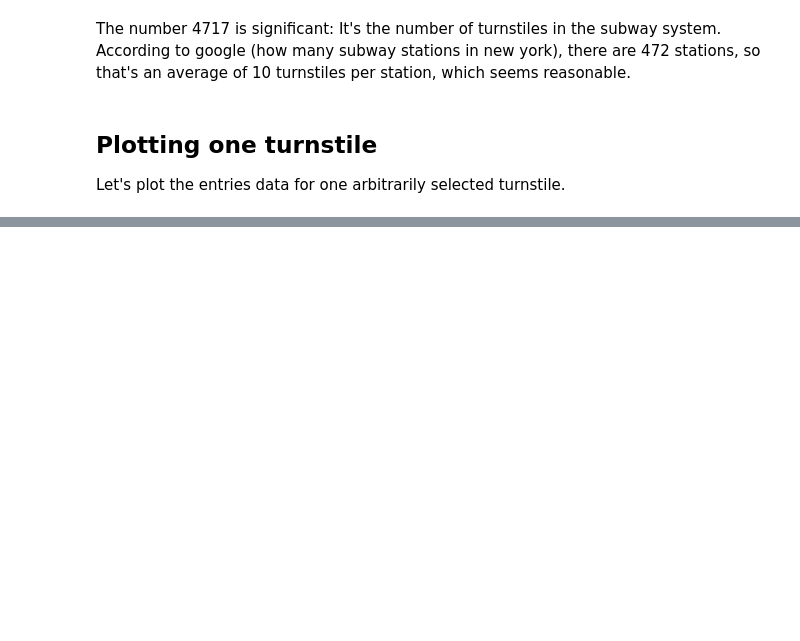
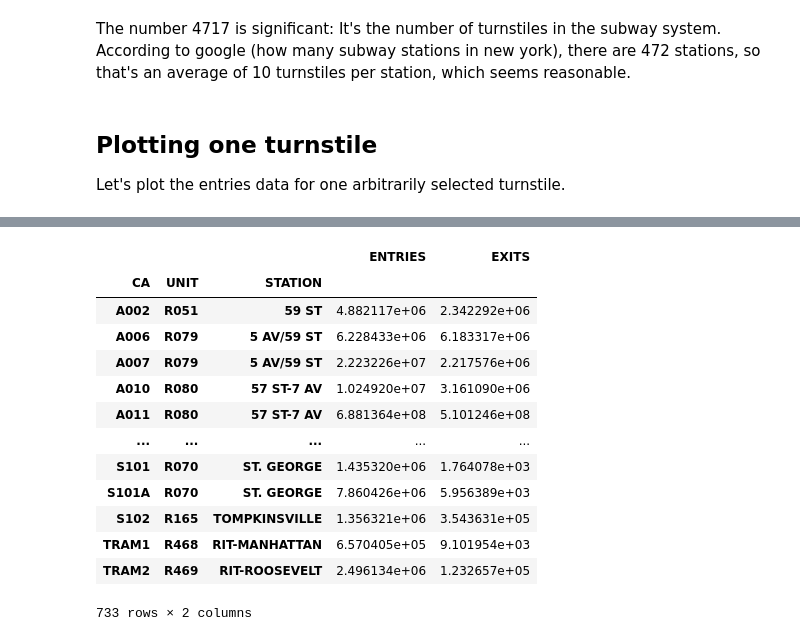
Before and after one commit to ekand/mtacular, a Jupyter notebook: notebooks/ekand_eda.ipynb, the cells around one changed output, grey strips where cells are left out. Saved outputs shown, nothing was run; the diff lists cells and outputs as text; code cells hidden in the pictures; blank space fills up the shorter version.

```diff
--- a/notebooks/ekand_eda.ipynb
+++ b/notebooks/ekand_eda.ipynb
@@ -116,0 +141,18 @@ turnstile_0['ENTRIES'].plot()
+# %%
+groupby = df.groupby(['CA', 'UNIT', 'STATION'])
+groupby.agg('mean')
+# %% [output]
+|  |  |  | ENTRIES | EXITS |
+| CA | UNIT | STATION |  |  |
+| A002 | R051 | 59 ST | 4.882117e+06 | 2.342292e+06 |
+| A006 | R079 | 5 AV/59 ST | 6.228433e+06 | 6.183317e+06 |
+| A007 | R079 | 5 AV/59 ST | 2.223226e+07 | 2.217576e+06 |
+| A010 | R080 | 57 ST-7 AV | 1.024920e+07 | 3.161090e+06 |
+| A011 | R080 | 57 ST-7 AV | 6.881364e+08 | 5.101246e+08 |
+| ... | ... | ... | ... | ... |
+| S101 | R070 | ST. GEORGE | 1.435320e+06 | 1.764078e+03 |
+| S101A | R070 | ST. GEORGE | 7.860426e+06 | 5.956389e+03 |
+| S102 | R165 | TOMPKINSVILLE | 1.356321e+06 | 3.543631e+05 |
+| TRAM1 | R468 | RIT-MANHATTAN | 6.570405e+05 | 9.101954e+03 |
+| TRAM2 | R469 | RIT-ROOSEVELT | 2.496134e+06 | 1.232657e+05 |
+733 rows × 2 columns
```
Also changed, not shown: parts of 17 cells of this notebook, 2 other files.
